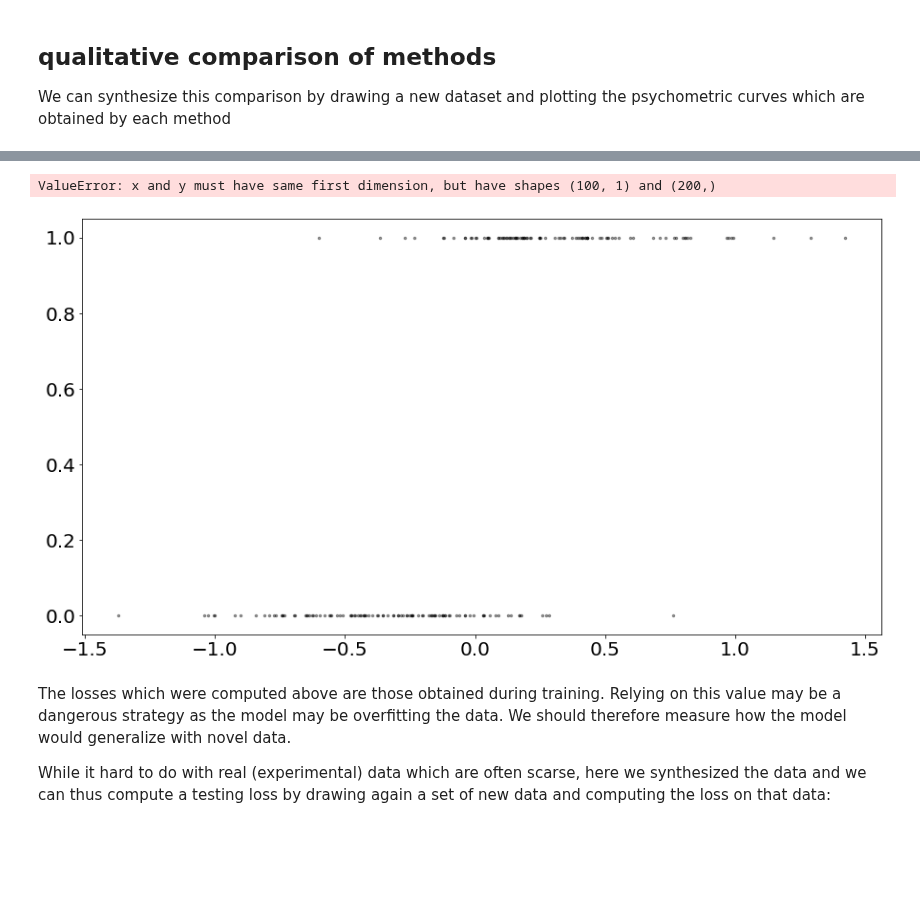
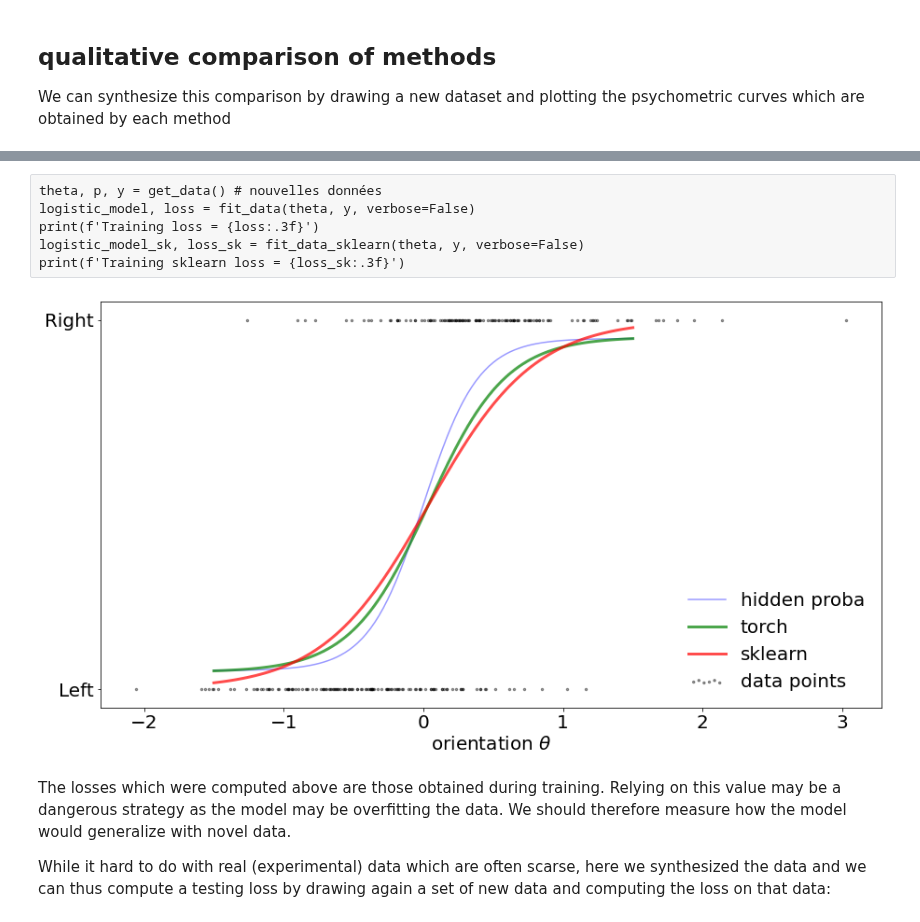
Before and after one commit to laurentperrinet/sciblog, a Jupyter notebook: docs/posts/2020-04-08-fitting-a-psychometric-curve-using-pytorch.ipynb, the cells around one changed output, grey strips where cells are left out. Drawn from its saved outputs; the diff is of its cells as text; code cells hidden in the pictures; blank space fills up the shorter version.

```diff
--- a/docs/posts/2020-04-08-fitting-a-psychometric-curve-using-pytorch.ipynb
+++ b/docs/posts/2020-04-08-fitting-a-psychometric-curve-using-pytorch.ipynb
@@ -77,8 +82,8 @@ import matplotlib.pyplot as plt
 # %% [markdown]
 Some hyper parameters which we will tune later:
 # %%
-N = 200
-batch_size = N//4
+N = 256
+#batch_size = N//4
 #batch_size = N//2
 
 N_cv = 10
@@ -90,10 +95,10 @@ N_test = 2000 # number of points for validation
 
 bias = True
 
-p0 = 0.02
+p0 = 0.1
 theta0 = 0.
-wt = np.pi/20
-theta_std = np.pi/6
+wt = np.pi/16
+theta_std = np.pi/4
 # %% [markdown]
 ## problem statement: a 2aFC task on synthetic data
 
@@ -101,7 +106,3 @@ We will generate a typical setup where we have to guess for the otientation of a
 # %%
-def psychometric_function(theta,
-                            p0 = p0,
-                            theta0 = theta0,
-                            wt = wt,
-                            ):
+def psychometric_function(theta, p0=p0, theta0=theta0, wt=wt):
     return p0/2 + (1-p0) / (1+np.exp(-(theta-theta0)/wt))
@@ -171,5 +174,2 @@ p0 = 0.002
 # %% [markdown]
 That method is fairly quick, in under 2 seconds:
-# %%
-%%timeit
-logistic_model, loss = fit_data(theta, y, verbose=False)
@@ -225,9 +226,3 @@ logistic_model_sk, loss = fit_data_sklearn(theta, y, verbose=False)
 ## qualitative comparison of methods
 
 We can synthesize this comparison by drawing a new dataset and plotting the psychometric curves which are obtained by each method
-# %%
-theta, p, y = get_data() # nouvelles données
-logistic_model, loss = fit_data(theta, y, verbose=False)
-print(f'Training loss = {loss:.3f}')
-logistic_model_sk, loss_sk = fit_data_sklearn(theta, y, verbose=False)
-print(f'Training sklearn loss = {loss_sk:.3f}')
@@ -237,21 +229,26 @@ Training sklearn loss = 0.345
+# %% [raw]
+theta, p, y = get_data() # nouvelles données
+logistic_model, loss = fit_data(theta, y, verbose=False)
+print(f'Training loss = {loss:.3f}')
+logistic_model_sk, loss_sk = fit_data_sklearn(theta, y, verbose=False)
+print(f'Training sklearn loss = {loss_sk:.3f}')
 # %%
 fig, ax = plt.subplots(figsize = (15, 8))
 ax.scatter(theta, y, s=6, alpha=.4, color = 'k', label='data points')
 # ax.scatter(theta, p, s=6, alpha=.4, color = 'b', label='hidden proba')
 x_values = np.linspace(-1.5, 1.50, 100)[:, None]
-y_values_p = psychometric_function(theta, p0, theta0, wt)
+y_values_p = psychometric_function(x_values, p0, theta0, wt)
 ax.plot(x_values, y_values_p, alpha=.4, color = 'b', label='hidden proba')
 y_values = logistic_model(torch.Tensor(x_values)).detach().numpy()
 ax.plot(x_values, y_values, 'g', alpha=.7, lw=3, label='torch')
 y_values_sk = logistic_model_sk.predict_proba(x_values)[:, 1]
 ax.plot(x_values, y_values_sk, 'r', alpha=.7, lw=3, label='sklearn')
 ax.set_xlabel(r'orientation $\theta$', fontsize=20)
 ax.set_yticks([0.,1.])
 ax.set_yticklabels(['Left', 'Right'], fontsize=20)
 plt.legend(fontsize=20, frameon=False, scatterpoints=6);
 # %% [output]
-ValueError: x and y must have same first dimension, but have shapes (100, 1) and (200,)
-[figure, old version]
+[figure, new version]
 # %% [markdown]
 The losses which were computed above are those obtained during training. Relying on this value may be a dangerous strategy as the model may be overfitting the data. We should therefore measure how the model would generalize with novel data.
 
```
Also changed, not shown: parts of 20 cells of this notebook, 11 other files.
